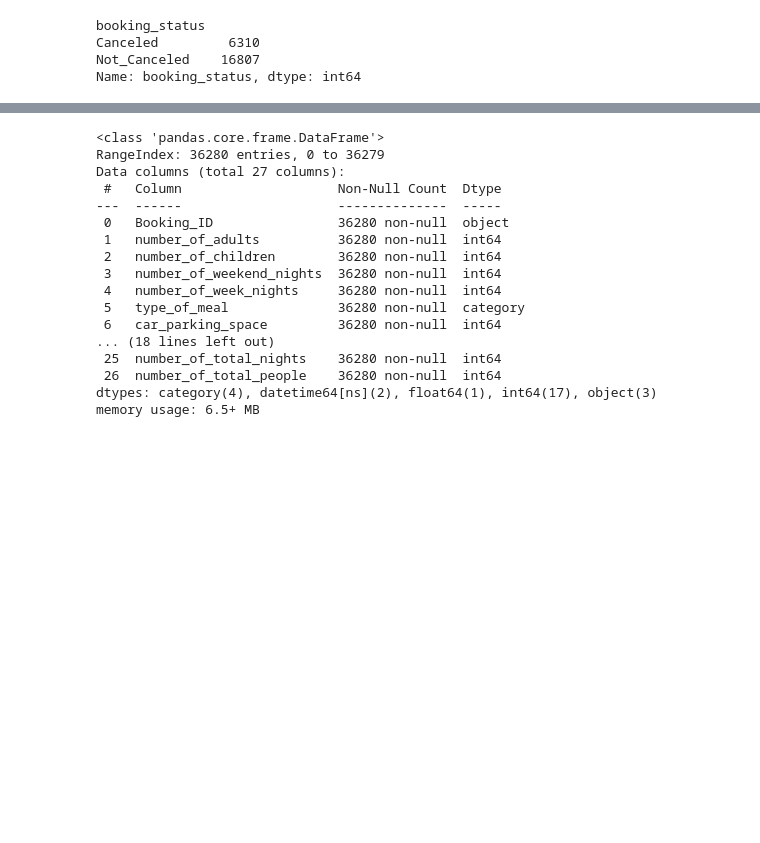
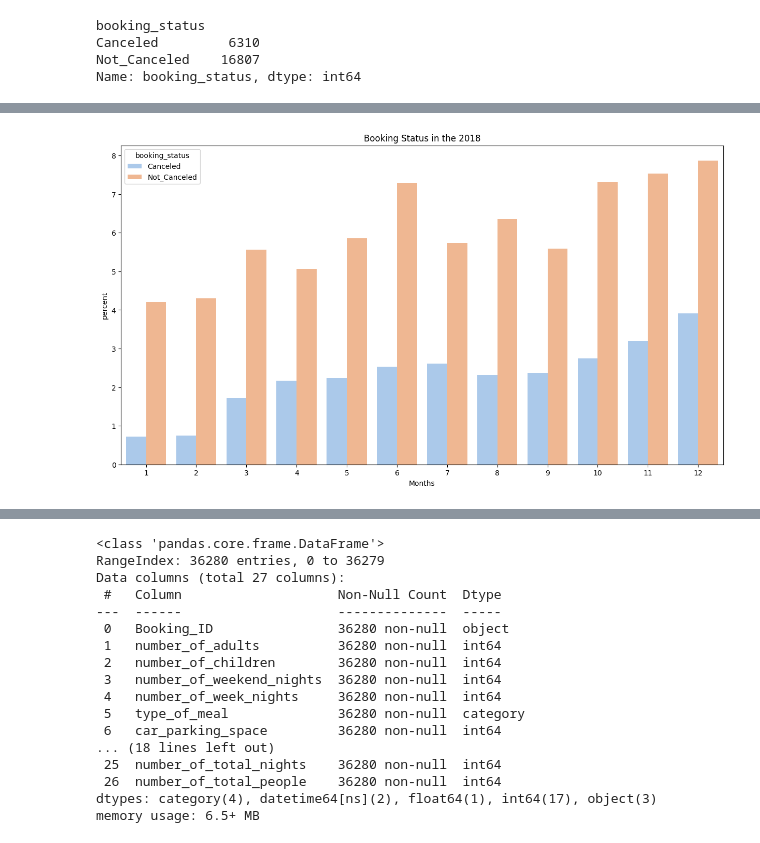
Before and after one commit to AslihanYoldas/ada-lovelace-final-project, a Jupyter notebook: data_viz.ipynb, the cells around one changed output, grey strips where cells are left out. Saved outputs shown, nothing was run; the diff lists cells and outputs as text; code cells hidden in the pictures; blank space fills up the shorter version.

```diff
--- a/data_viz.ipynb
+++ b/data_viz.ipynb
@@ -218,0 +258,4 @@ sns.lineplot(data=df, x="date_of_reservation", y="average_price")
+# %%
+module.plot_count(df.query('arrival_year == 2018')['arrival_month'],title ='Booking Status in the 2018', xlabel='Months', hue=df.query('arrival_year == 2018')['booking_status'],palette='pastel')
+# %% [output]
+[figure, added]
```
Also changed, not shown: parts of 13 cells of this notebook, 1 other file.
